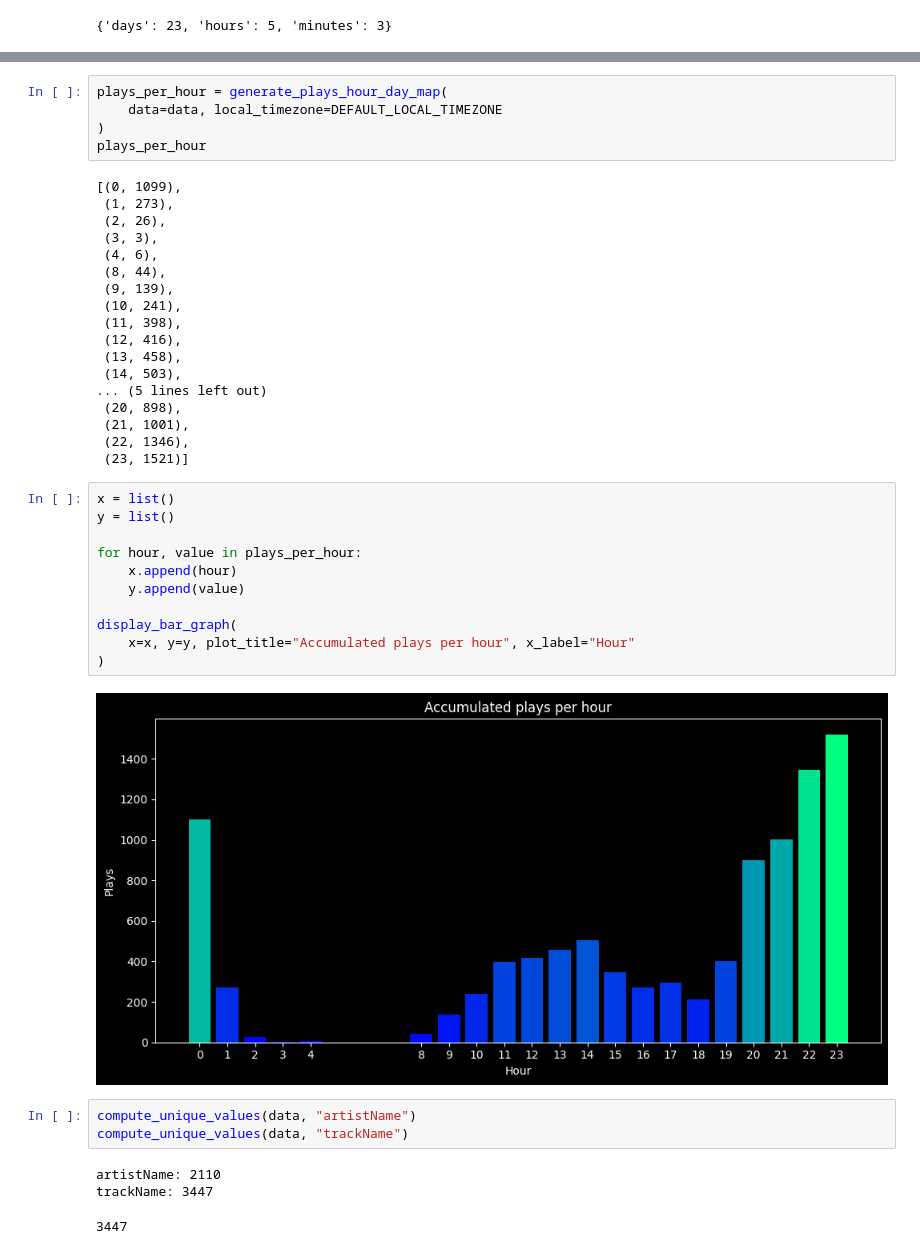
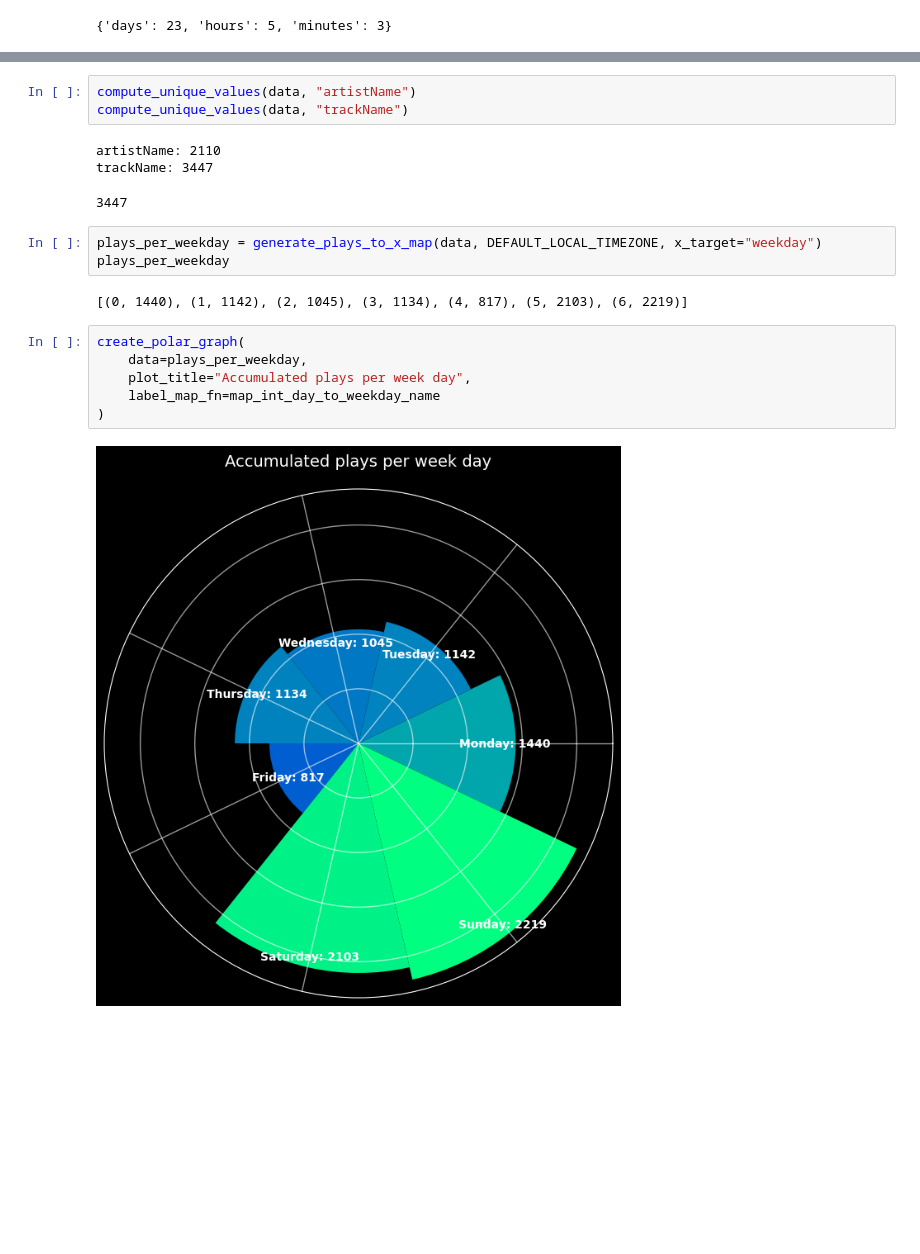
Before and after one commit to dbetm/spotify-wrapy, a Jupyter notebook: exp.ipynb, the cells around one changed output, grey strips where cells are left out. Cells and saved outputs as stored; diff of their text form; blank space fills up the shorter version.

```diff
--- a/exp.ipynb
+++ b/exp.ipynb
@@ -70,39 +55,3 @@ display_polar_graph(
-# %%
-plays_per_hour = generate_plays_hour_day_map(
-    data=data, local_timezone=DEFAULT_LOCAL_TIMEZONE
-)
-plays_per_hour
-# %% [output]
-[(0, 1099),
- (1, 273),
- (2, 26),
- (3, 3),
- (4, 6),
- (8, 44),
- (9, 139),
- (10, 241),
- (11, 398),
- (12, 416),
- (13, 458),
- (14, 503),
-... (5 lines left out)
- (20, 898),
- (21, 1001),
- (22, 1346),
- (23, 1521)]
-# %%
-x = list()
-y = list()
-
-for hour, value in plays_per_hour:
-    x.append(hour)
-    y.append(value)
-
-display_bar_graph(
-    x=x, y=y, plot_title="Accumulated plays per hour", x_label="Hour"
-)
-# %% [output]
-[figure, removed]
 # %%
 compute_unique_values(data, "artistName")
 compute_unique_values(data, "trackName")
@@ -110,3 +59,16 @@ compute_unique_values(data, "trackName")
 artistName: 2110
 trackName: 3447
 3447
+# %%
+plays_per_weekday = generate_plays_to_x_map(data, DEFAULT_LOCAL_TIMEZONE, x_target="weekday")
+plays_per_weekday
+# %% [output]
+[(0, 1440), (1, 1142), (2, 1045), (3, 1134), (4, 817), (5, 2103), (6, 2219)]
+# %%
+create_polar_graph(
+    data=plays_per_weekday,
+    plot_title="Accumulated plays per week day",
+    label_map_fn=map_int_day_to_weekday_name
+)
+# %% [output]
+[figure, added]
```
Also changed, not shown: parts of 9 cells of this notebook, 7 other files.
